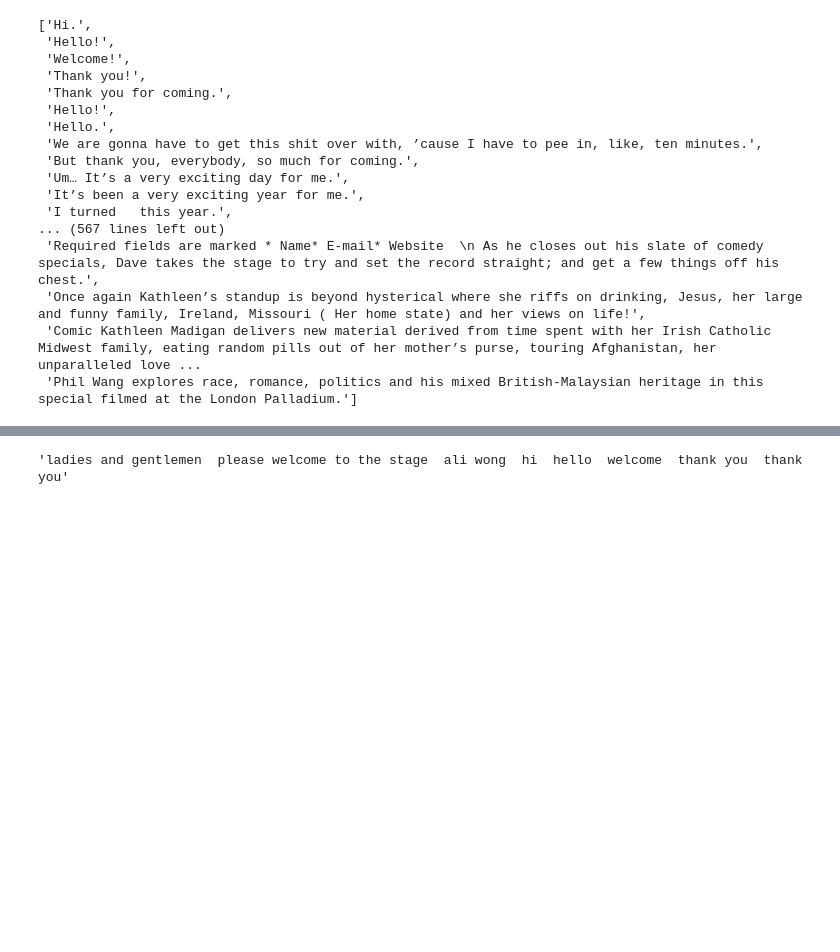
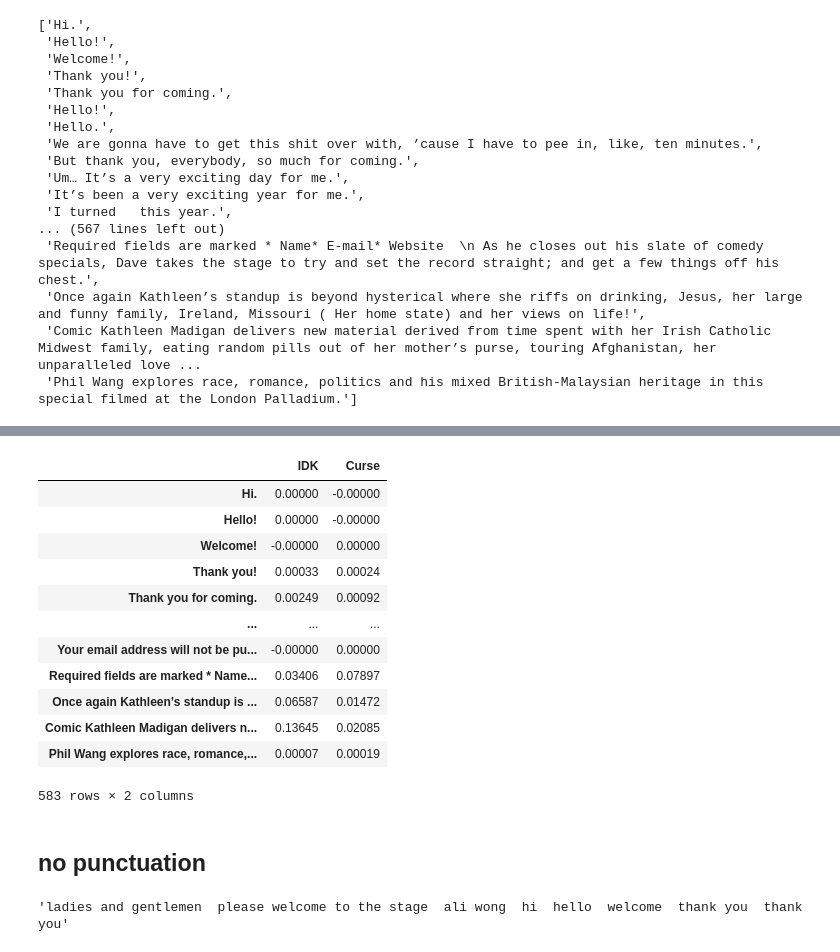
Before and after one commit to wendy2163/metis, a Jupyter notebook: NLP.ipynb, the cells around one changed output, grey strips where cells are left out. Cells and saved outputs as stored; diff of their text form; code cells hidden in the pictures; blank space fills up the shorter version.

```diff
--- a/NLP.ipynb
+++ b/NLP.ipynb
@@ -195,2 +262,22 @@ sentences
+# %%
+doc_topic = lsa.transform(doc_term)
+doc_topic_df = pd.DataFrame(doc_topic.round(5), index = sentences, columns = ["IDK", "Curse"])
+doc_topic_df
+# %% [output]
+|  | IDK | Curse |
+| Hi. | 0.00000 | -0.00000 |
+| Hello! | 0.00000 | -0.00000 |
+| Welcome! | -0.00000 | 0.00000 |
+| Thank you! | 0.00033 | 0.00024 |
+| Thank you for coming. | 0.00249 | 0.00092 |
+| ... | ... | ... |
+| Your email address will not be pu... | -0.00000 | 0.00000 |
+| Required fields are marked * Name... | 0.03406 | 0.07897 |
+| Once again Kathleen’s standup is ... | 0.06587 | 0.01472 |
+| Comic Kathleen Madigan delivers n... | 0.13645 | 0.02085 |
+| Phil Wang explores race, romance,... | 0.00007 | 0.00019 |
+583 rows × 2 columns
+# %% [markdown]
+## no punctuation
 # %%
 # text without punc
```
Also changed, not shown: parts of 21 cells of this notebook.
